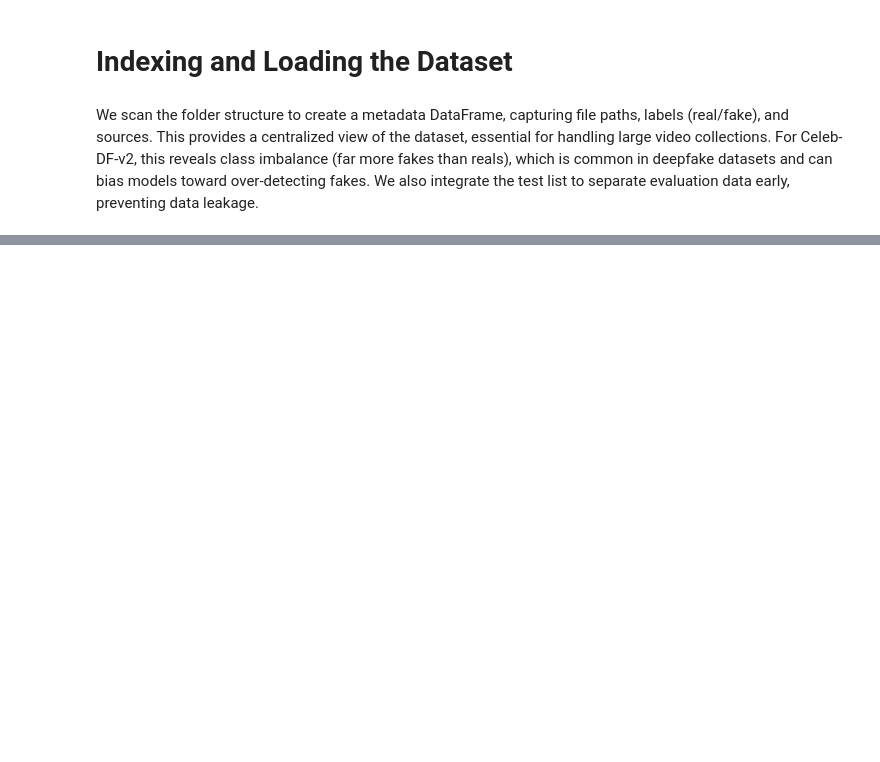
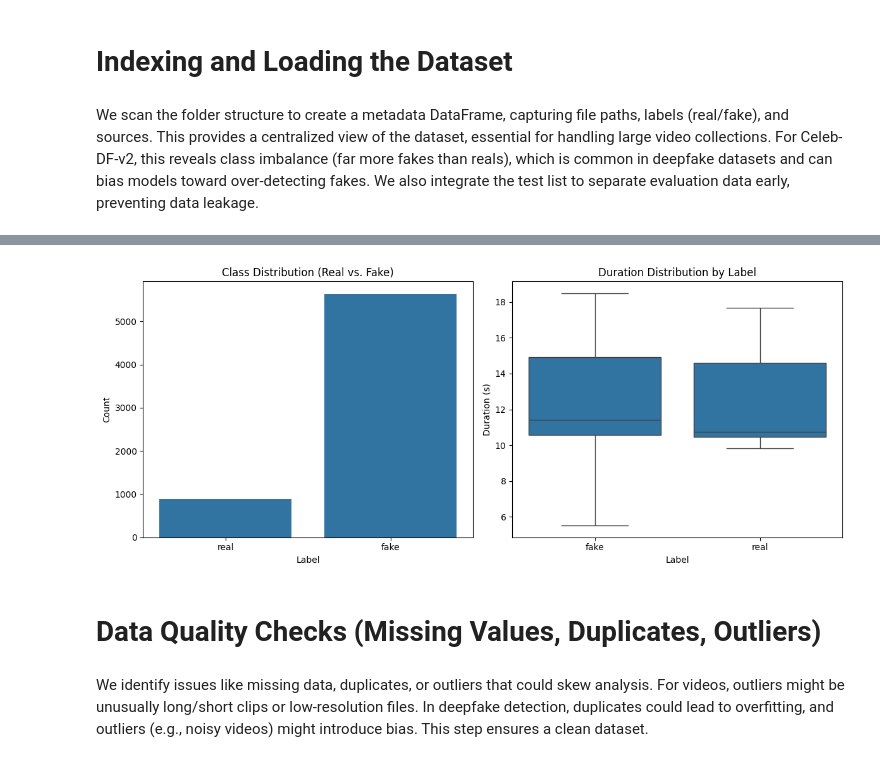
Before and after one commit to lukas0173/Deepfake-Detection, a Jupyter notebook: dataset/dataset-analysis.ipynb, the cells around one changed output, grey strips where cells are left out. Cells and saved outputs as stored; diff of their text form; code cells hidden in the pictures; blank space fills up the shorter version.

Commit message:
Added basic data overview, statistic summarization, data quality checks

```diff
--- a/dataset/dataset-analysis.ipynb
+++ b/dataset/dataset-analysis.ipynb
@@ -73,0 +95,23 @@ Total videos: 6529
+# %%
+# Basic info
+print(metadata.info())  # Datatypes and null counts
+print(metadata.describe(include='all'))  # Summary stats
+
+# Function to extract video properties
+def extract_video_props(filepath):
+    cap = cv2.VideoCapture(filepath)
+    if not cap.isOpened():
+        return pd.Series({'duration': np.nan, 'fps': np.nan, 'width': np.nan, 'height': np.nan, 'frame_count': np.nan})
+    fps = cap.get(cv2.CAP_PROP_FPS)
+    frame_count = int(cap.get(cv2.CAP_PROP_FRAME_COUNT))
+    duration = frame_count / fps if fps > 0 else np.nan
+    width = cap.get(cv2.CAP_PROP_FRAME_WIDTH)
+    height = cap.get(cv2.CAP_PROP_FRAME_HEIGHT)
+    cap.release()
+    return pd.Series({'duration': duration, 'fps': fps, 'width': width, 'height': height, 'frame_count': frame_count})
+
+# Extract for a random sample (e.g., 100 videos)
+sample_size = 100
+sample = metadata.sample(100, random_state=42)
+sample[['duration', 'fps', 'width', 'height', 'frame_count']] = sample['filepath'].apply(extract_video_props)
+sample.head()
@@ -73,0 +142,24 @@ Total videos: 6529
+# %%
+# Replace sample_df with your actual DataFrame (must contain 'label' and 'duration' columns)
+fig, axes = plt.subplots(1, 2, figsize=(12, 5))
+
+# Bar chart for class distribution
+sns.countplot(x='label', data=metadata, ax=axes[0])
+axes[0].set_title('Class Distribution (Real vs. Fake)')
+axes[0].set_xlabel('Label')
+axes[0].set_ylabel('Count')
+
+# Box plot for duration distribution by label (if you have extracted durations)
+sns.boxplot(x='label', y='duration', data=sample, ax=axes[1])
+axes[1].set_title('Duration Distribution by Label')
+axes[1].set_xlabel('Label')
+axes[1].set_ylabel('Duration (s)')
+
+plt.tight_layout()
+plt.show()
+# %% [output]
+[figure, added]
+# %% [markdown]
+# Data Quality Checks (Missing Values, Duplicates, Outliers)
+# %% [markdown]
+We identify issues like missing data, duplicates, or outliers that could skew analysis. For videos, outliers might be unusually long/short clips or low-resolution files. In deepfake detection, duplicates could lead to overfitting, and outliers (e.g., noisy videos) might introduce bias. This step ensures a clean dataset.
```
Also changed, not shown: parts of 6 cells of this notebook, 1 other file.
